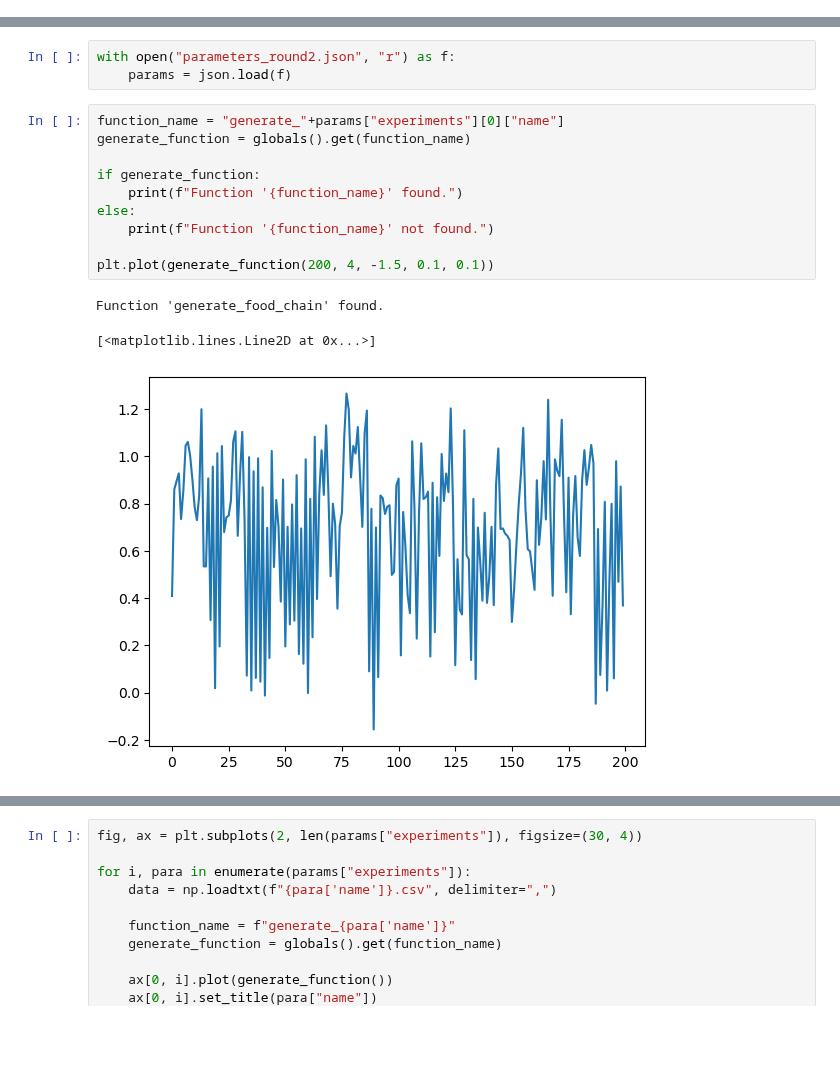
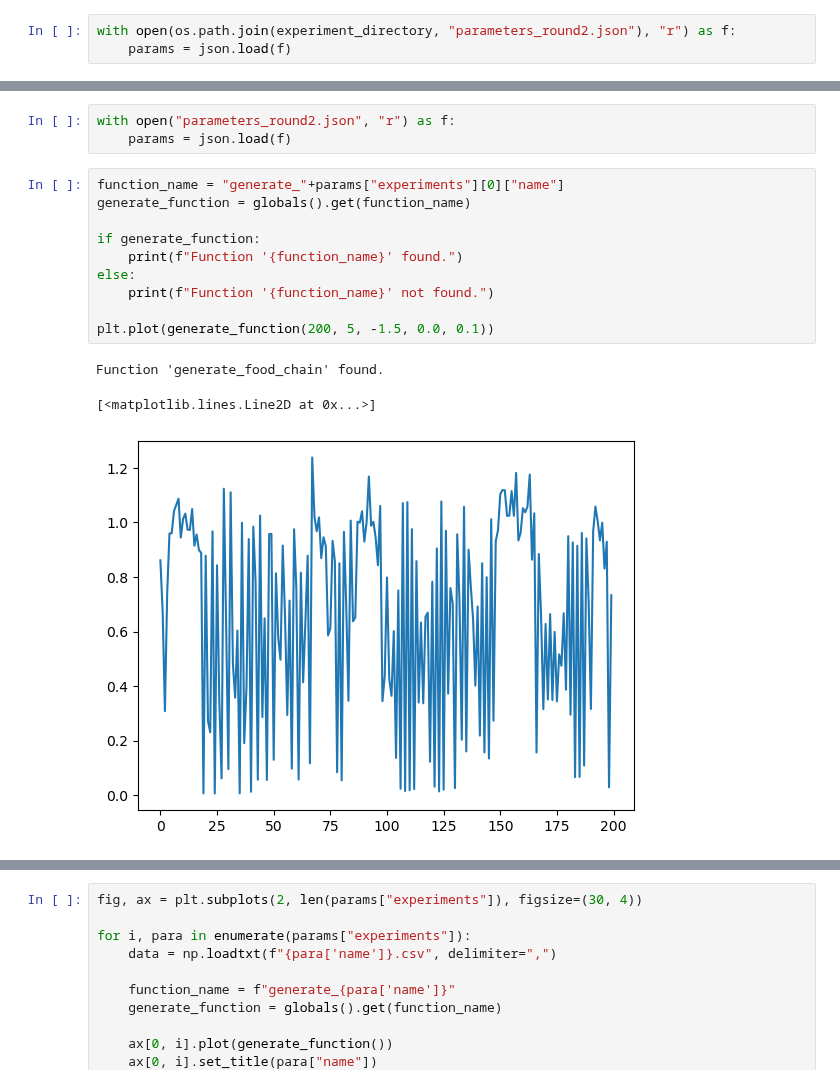
Before and after one commit to kenflat2/NS-Map, a Jupyter notebook: experiments/simulated_round_2/plot_round2_results.ipynb, the cells around one changed output, grey strips where cells are left out. Saved outputs shown, nothing was run; the diff lists cells and outputs as text; blank space fills up the shorter version.

```diff
--- a/experiments/simulated_round_2/plot_round2_results.ipynb
+++ b/experiments/simulated_round_2/plot_round2_results.ipynb
@@ -16,0 +16,3 @@ from nonlinear_models import *
+# %%
+with open(os.path.join(experiment_directory, "parameters_round2.json"), "r") as f:
+    params = json.load(f)
@@ -22,14 +210,14 @@ with open("parameters_round2.json", "r") as f:
 # %%
 function_name = "generate_"+params["experiments"][0]["name"]
 generate_function = globals().get(function_name)
 
 if generate_function:
     print(f"Function '{function_name}' found.")
 else:
     print(f"Function '{function_name}' not found.")
 
-plt.plot(generate_function(200, 4, -1.5, 0.1, 0.1))
+plt.plot(generate_function(200, 5, -1.5, 0.0, 0.1))
 # %% [output]
 Function 'generate_food_chain' found.
 [<matplotlib.lines.Line2D at 0x...>]
-[figure, old version]
+[figure, new version]
```
Also changed, not shown: parts of 10 cells of this notebook, 20 other files.
